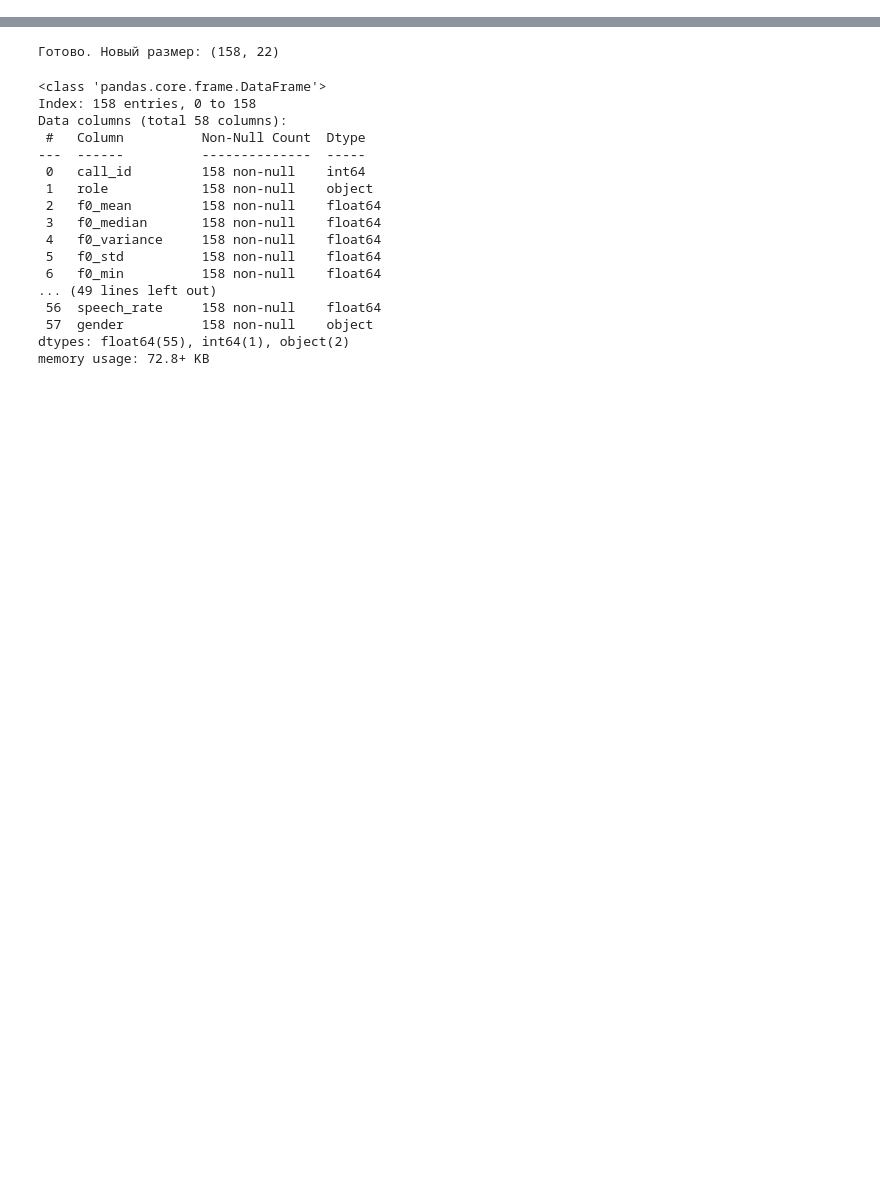
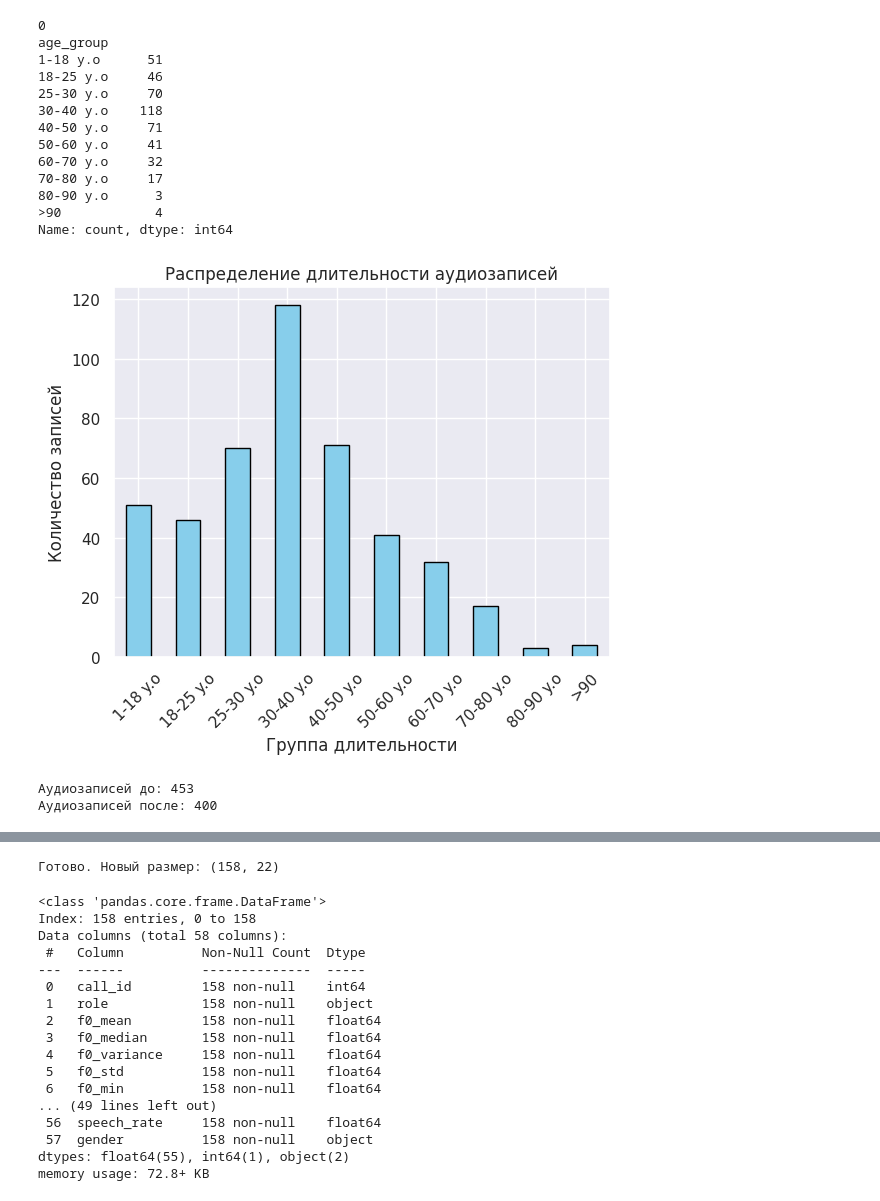
Before and after one commit to VladisRave/wav-parser, a Jupyter notebook: services/vizualization/clustterization.ipynb, the cells around one changed output, grey strips where cells are left out. Saved outputs shown, nothing was run; the diff lists cells and outputs as text; code cells hidden in the pictures; blank space fills up the shorter version.

```diff
--- a/services/vizualization/clustterization.ipynb
+++ b/services/vizualization/clustterization.ipynb
@@ -74,0 +74,64 @@ def reduce_and_plot(data, group_column=None, method='umap'):
+# %%
+# Загрузка данных
+gender_age = pd.read_csv("/home/user/papkamusik/action_folder/alone/hash_sex_age.csv")
+final_df = pd.read_csv("/home/user/papkamusik/action_folder/resulted_100.csv")
+
+final_df = final_df.merge(
+    gender_age,
+    left_on="call_id",
+    right_on="hash",
+    how="left"
+)
+
+final_df = final_df.dropna()
+final_df.drop(columns=["hash"], inplace=True)
+
+print(final_df["age"].isna().sum())
+
+# Определяем бины и метки (количество меток = количество бинов - 1)
+
+bins = [
+    1, 18, 25, 30, 40, 50, 60, 70, 80, 90, float('inf')
+]
+labels = [
+    "1-18 y.o", "18-25 y.o", "25-30 y.o", "30-40 y.o", "40-50 y.o", "50-60 y.o", "60-70 y.o", "70-80 y.o", "80-90 y.o", ">90"
+]
+
+# Создаём группу длительности
+final_df["age_group"] = pd.cut(final_df["age"], bins=bins, labels=labels, right=False)
+
+# Подсчёт количества записей в каждой группе
+counts = final_df["age_group"].value_counts().sort_index()
+print(counts)
+
+counts.plot(kind='bar', color='skyblue', edgecolor='black')
+plt.title("Распределение длительности аудиозаписей")
+plt.xlabel("Группа длительности")
+plt.ylabel("Количество записей")
+plt.xticks(rotation=45)
+plt.show()
+
+# от 18 лет и старше берем!
+final_df_result = final_df[(final_df["age"] > 18)]
+print(f"Аудиозаписей до: {len(final_df)}")
+print(f"Аудиозаписей после: {len(final_df_result)}")
+
+
+final_df_result.to_csv("filtered_resulted_100.csv")
+# %% [output]
+0
+age_group
+1-18 y.o      51
+18-25 y.o     46
+25-30 y.o     70
+30-40 y.o    118
+40-50 y.o     71
+50-60 y.o     41
+60-70 y.o     32
+70-80 y.o     17
+80-90 y.o      3
+>90            4
+Name: count, dtype: int64
+[figure, added]
+Аудиозаписей до: 453
+Аудиозаписей после: 400
```
Also changed, not shown: parts of 28 cells of this notebook, 42 other files.
